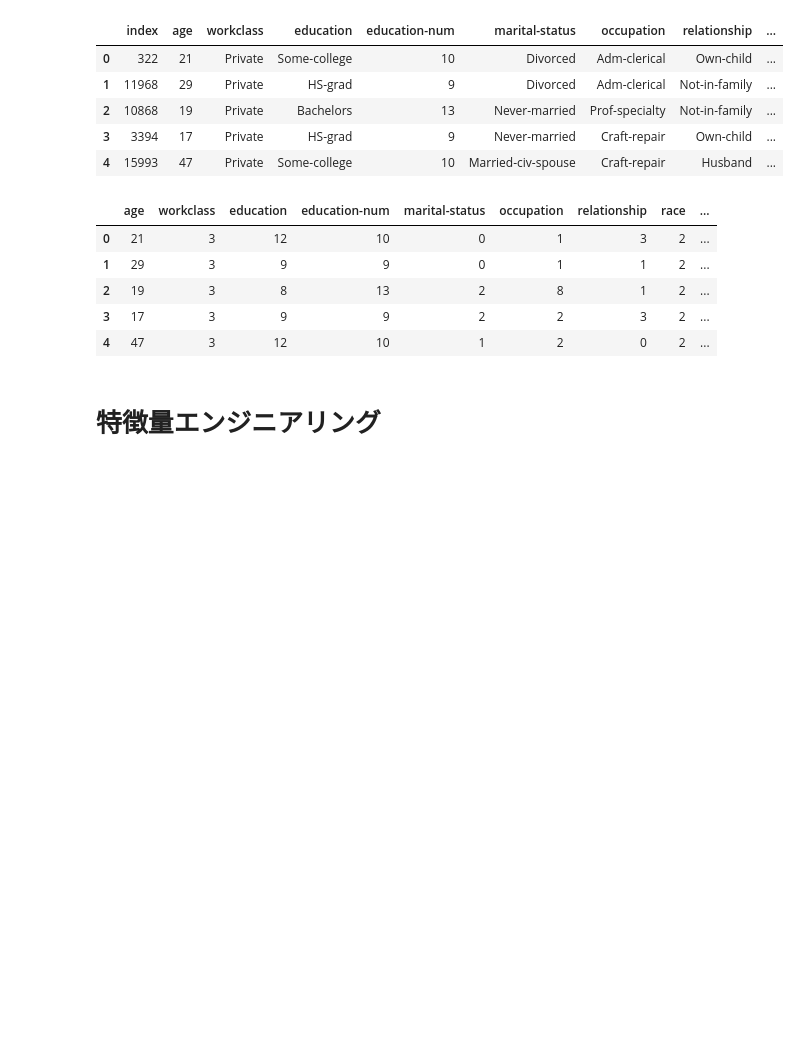
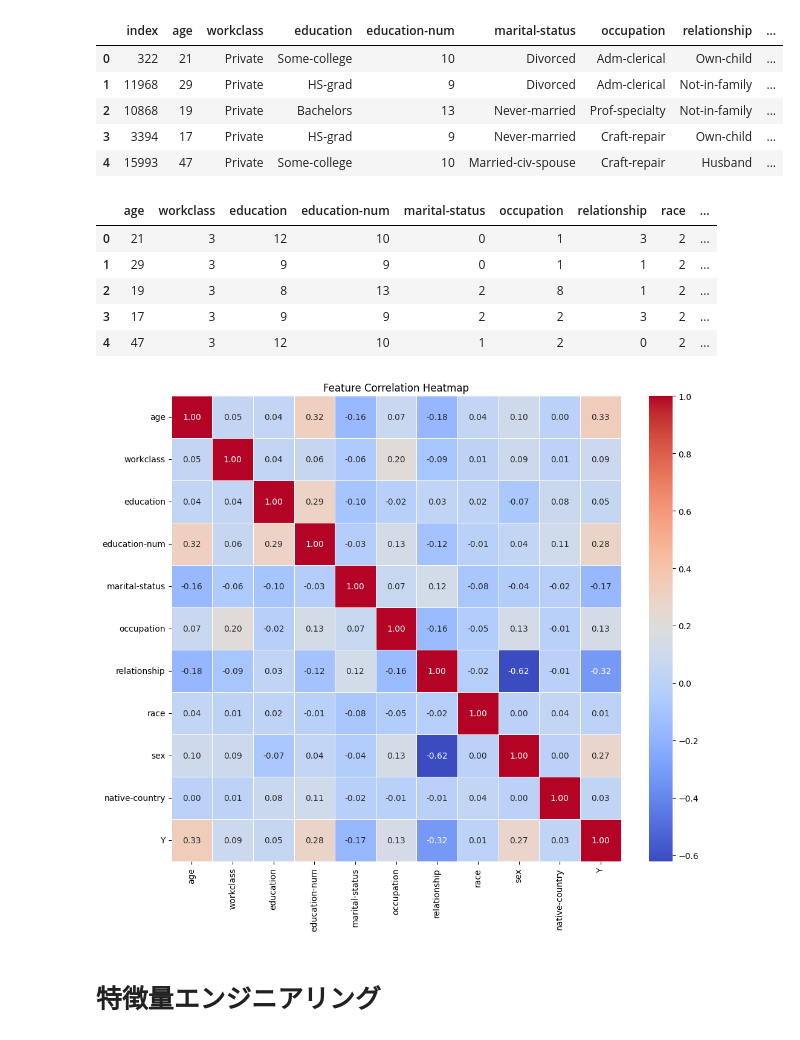
Before and after one commit to HARIBO8/Census_Income_Survey, a Jupyter notebook: Untitled0.ipynb, the cells around one changed output. Saved outputs shown, nothing was run; the diff lists cells and outputs as text; code cells hidden in the pictures; blank space fills up the shorter version.

```diff
--- a/Untitled0.ipynb
+++ b/Untitled0.ipynb
@@ -47,5 +44,18 @@ display(train_X.head())
 | 2 | 19 | 3 | 8 | 13 | 2 | 8 | 1 | 2 | ... |
 | 3 | 17 | 3 | 9 | 9 | 2 | 2 | 3 | 2 | ... |
 | 4 | 47 | 3 | 12 | 10 | 1 | 2 | 0 | 2 | ... |
+# %%
+train_data_unnchi = pd.concat([train_X, train_y], axis=1)
+# 相関行列を計算
+corr_matrix = train_data_unnchi.corr()
+
+# ヒートマップの描画
+plt.figure(figsize=(12, 10))
+sns.heatmap(corr_matrix, annot=True, fmt=".2f", cmap="coolwarm", linewidths=0.5)
+
+plt.title("Feature Correlation Heatmap")
+plt.show()
+# %% [output]
+[figure, added]
 # %% [markdown]
 # 特徴量エンジニアリング
```
Also changed, not shown: parts of 9 cells of this notebook.
